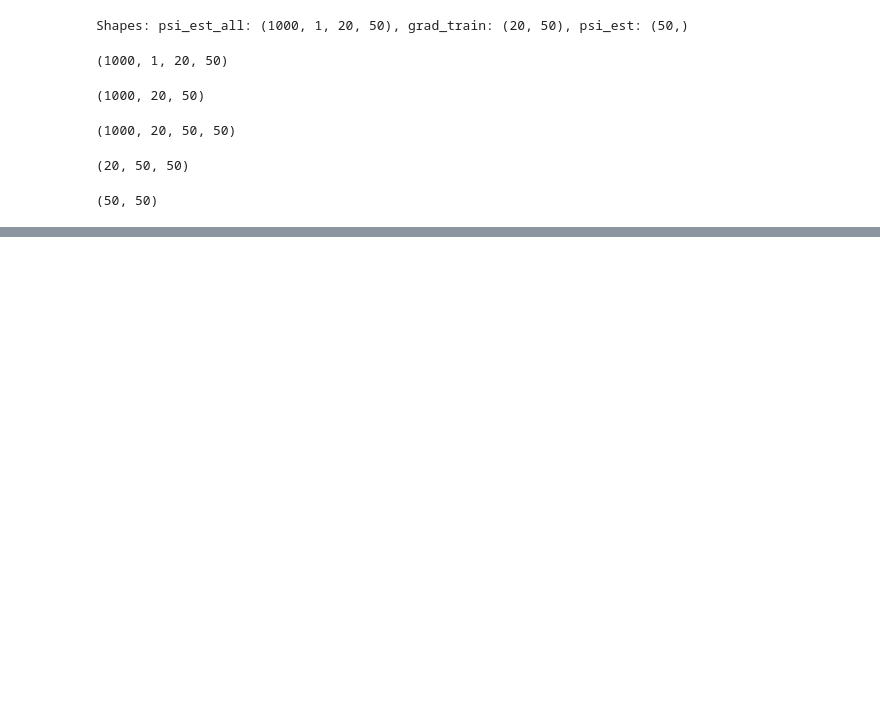
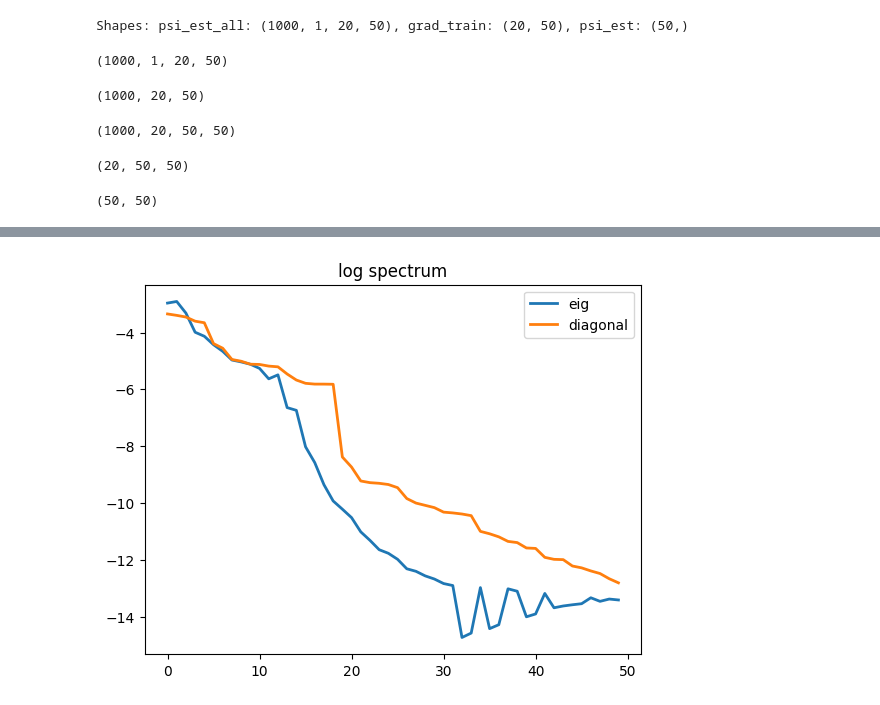
Before and after one commit to Xieyangxinyu/vie, a Jupyter notebook: test.ipynb, the cells around one changed output, grey strips where cells are left out. Drawn from its saved outputs; the diff is of its cells as text; code cells hidden in the pictures; blank space fills up the shorter version.

```diff
--- a/test.ipynb
+++ b/test.ipynb
@@ -96,0 +101,6 @@ plt.show()
+# %%
+log_y = jnp.log(y)
+log_y_diag = jnp.log(y_diag)
+plot_spectrum(log_y, log_y_diag, 'log spectrum')
+# %% [output]
+[figure, added]
```
Also changed, not shown: parts of 3 cells of this notebook.
